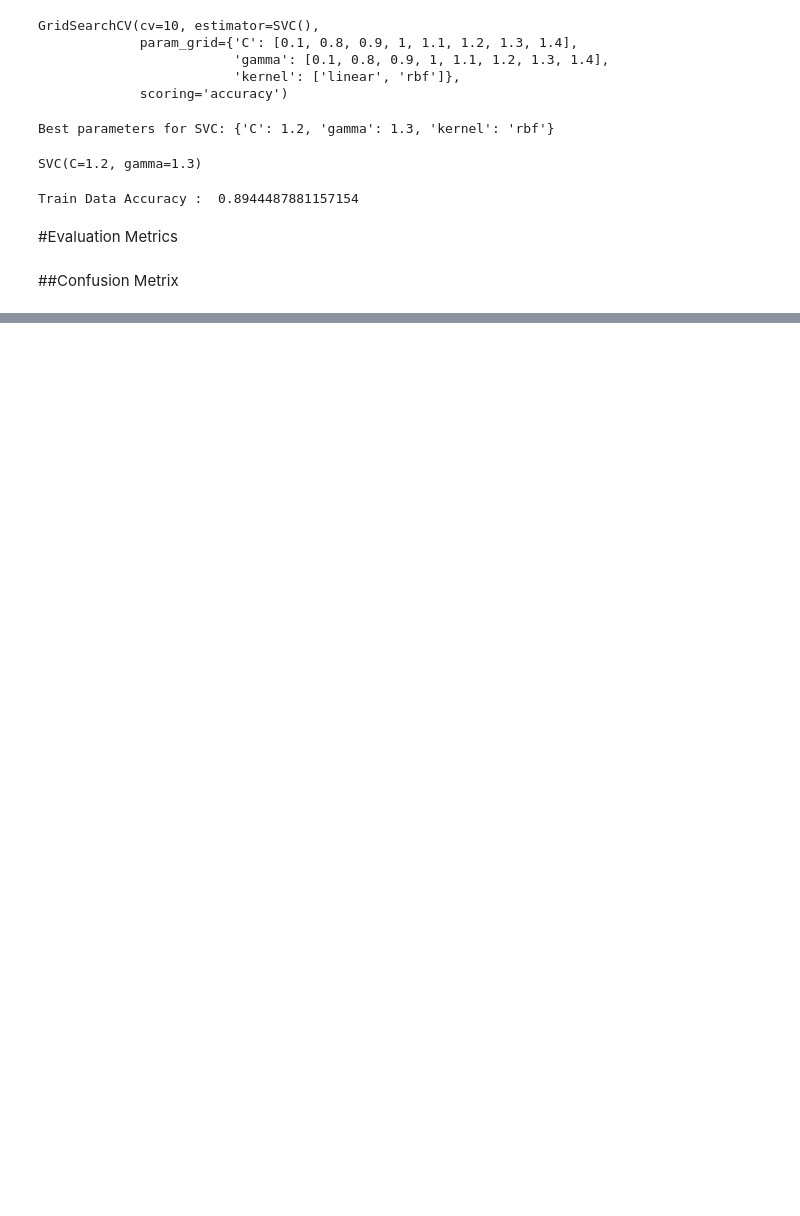
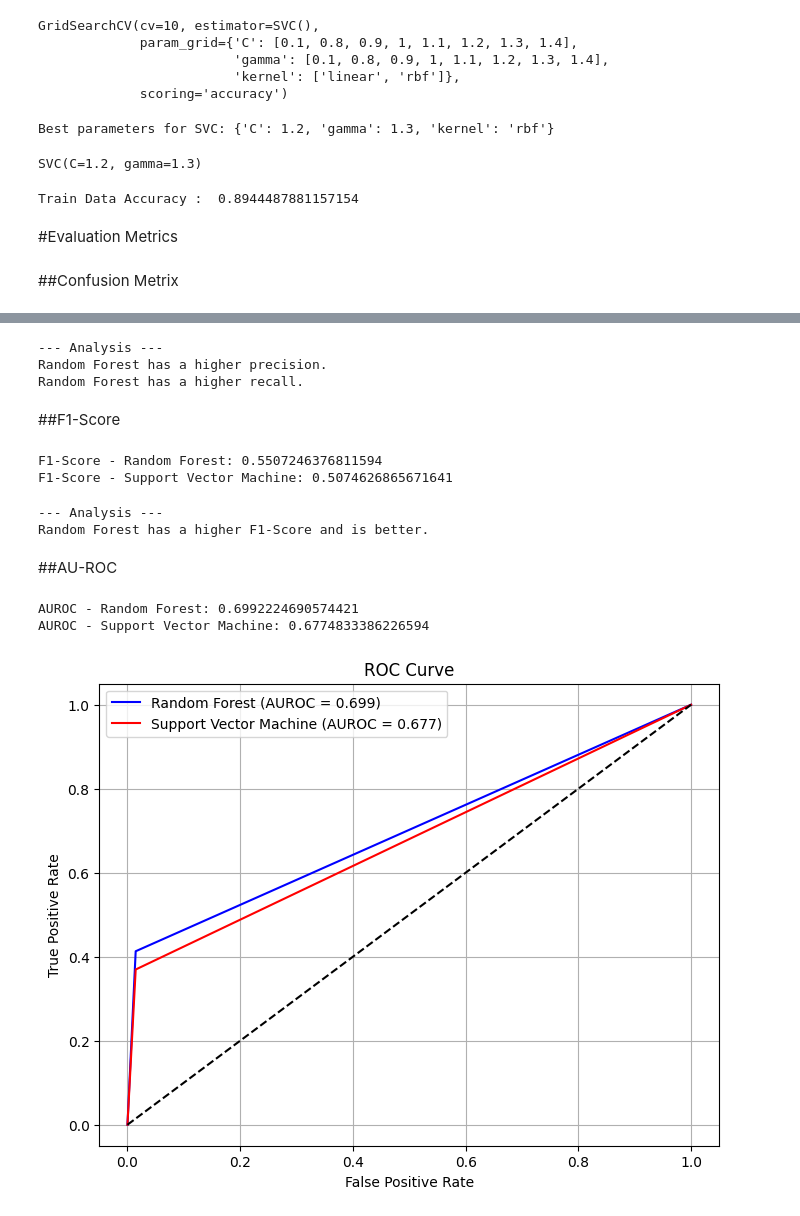
Before and after one commit to ChamikaRohan/Machine-Learning-based-Red-Wine-Quality-Prediction, a Jupyter notebook: Red_Wine_Quality_Prediction_Model.ipynb, the cells around one changed output, grey strips where cells are left out. Drawn from its saved outputs; the diff is of its cells as text; code cells hidden in the pictures; blank space fills up the shorter version.

```diff
--- a/Red_Wine_Quality_Prediction_Model.ipynb
+++ b/Red_Wine_Quality_Prediction_Model.ipynb
@@ -610,0 +643,77 @@ plt.show()
+# %%
+# Analysis
+print("\n--- Analysis ---")
+if precision_RF > precision_SVM:
+    print("Random Forest has a higher precision.")
+else:
+    print("Support Vector Machine has a higher precision.")
+
+if recall_RF > recall_SVM:
+    print("Random Forest has a higher recall.")
+else:
+    print("Support Vector Machine has a higher recall.")
+# %% [output]
+--- Analysis ---
+Random Forest has a higher precision.
+Random Forest has a higher recall.
+# %% [markdown]
+##F1-Score
+# %%
+# F1-score for Random Forest
+f1_RF = f1_score(y_test, RF_test_prediction)
+print("F1-Score - Random Forest:", f1_RF)
+
+# F1-score for Support Vector Machine
+f1_SVM = f1_score(y_test, SVM_test_prediction)
+print("F1-Score - Support Vector Machine:", f1_SVM)
+# %% [output]
+F1-Score - Random Forest: 0.5507246376811594
+F1-Score - Support Vector Machine: 0.5074626865671641
+# %%
+# Determine which model is better based on F1-score
+print("\n--- Analysis ---")
+if f1_RF > f1_SVM:
+    print("Random Forest has a higher F1-Score and is better.")
+elif f1_SVM > f1_RF:
+    print("Support Vector Machine has a higher F1-Score and is better.")
+else:
+    print("Both models have the same F1-Score.")
+# %% [output]
+--- Analysis ---
+Random Forest has a higher F1-Score and is better.
+# %% [markdown]
+##AU-ROC
+# %%
+# AUROC for Random Forest
+auroc_RF = roc_auc_score(y_test, RF_test_prediction)
+print("AUROC - Random Forest:", auroc_RF)
+
+# AUROC for Support Vector Machine
+auroc_SVM = roc_auc_score(y_test, SVM_test_prediction)
+print("AUROC - Support Vector Machine:", auroc_SVM)
+# %% [output]
+AUROC - Random Forest: 0.6992224690574421
+AUROC - Support Vector Machine: 0.6774833386226594
+# %%
+# Calculate ROC curve for Random Forest
+fpr_RF, tpr_RF, _ = roc_curve(y_test, RF_test_prediction)
+
+# Calculate ROC curve for Support Vector Machine
+fpr_SVM, tpr_SVM, _ = roc_curve(y_test, SVM_test_prediction)
+
+# Plot ROC curves
+plt.figure(figsize=(8, 6))
+plt.plot(fpr_RF, tpr_RF, label='Random Forest (AUROC = {:.3f})'.format(auroc_RF), color='blue')
+plt.plot(fpr_SVM, tpr_SVM, label='Support Vector Machine (AUROC = {:.3f})'.format(auroc_SVM), color='red')
+
+# Plot ROC curve for random guessing (diagonal line)
+plt.plot([0, 1], [0, 1], linestyle='--', color='black')
+
+plt.xlabel('False Positive Rate')
+plt.ylabel('True Positive Rate')
+plt.title('ROC Curve')
+plt.legend()
+plt.grid(True)
+plt.show()
+# %% [output]
+[figure, added]
```
Also changed, not shown: parts of 10 cells of this notebook.
